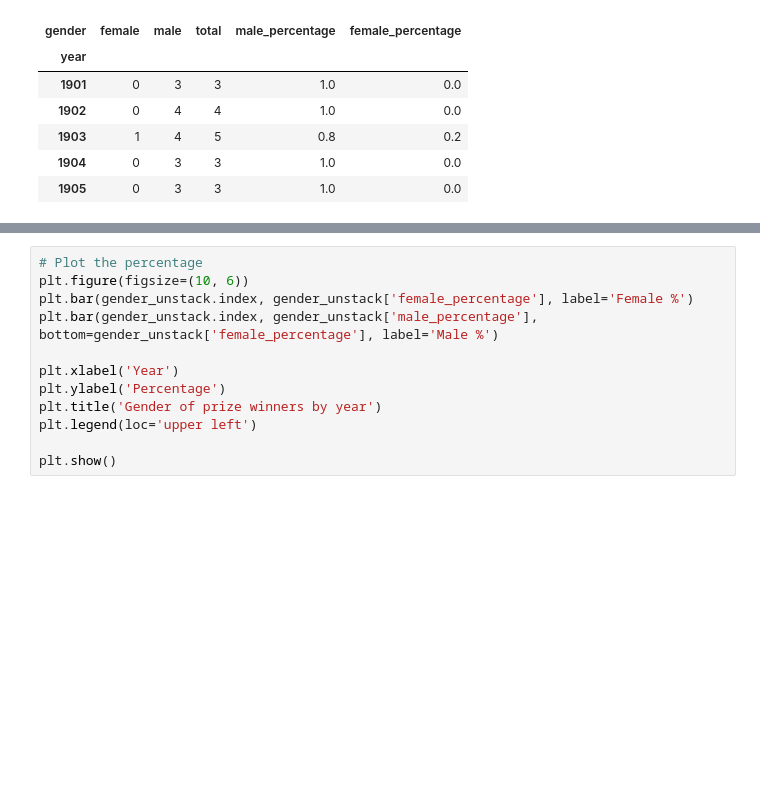
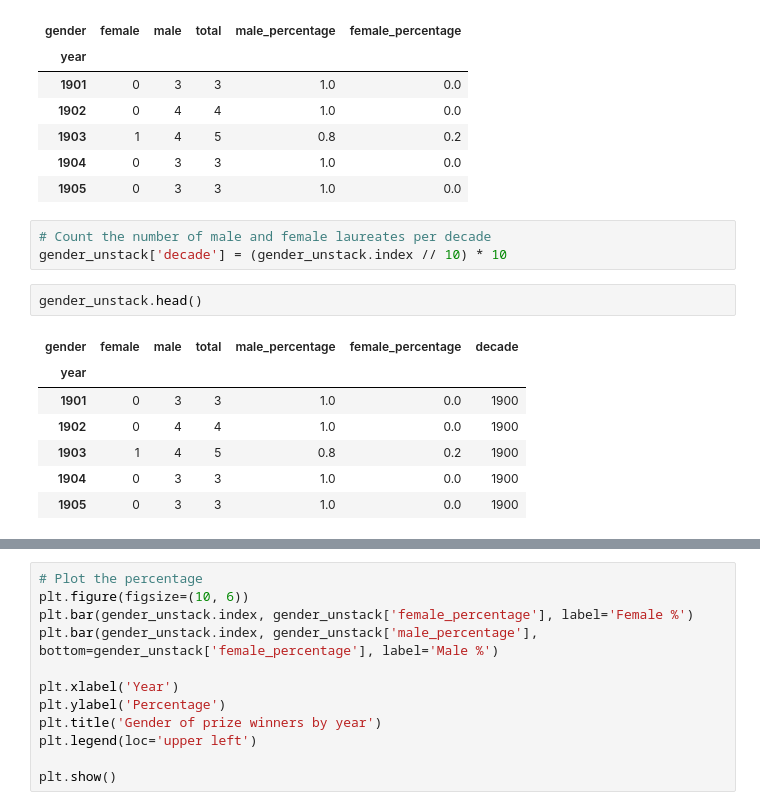
Before and after one commit to chris-creditdesign/nobels-data-investigation, a Jupyter notebook: gender-of-prize-winners.ipynb, the cells around one changed output, grey strips where cells are left out. Saved outputs shown, nothing was run; the diff lists cells and outputs as text; blank space fills up the shorter version.

```diff
--- a/gender-of-prize-winners.ipynb
+++ b/gender-of-prize-winners.ipynb
@@ -153,3 +170,16 @@ gender_unstack.head()
 | 1903 | 1 | 4 | 5 | 0.8 | 0.2 |
 | 1904 | 0 | 3 | 3 | 1.0 | 0.0 |
 | 1905 | 0 | 3 | 3 | 1.0 | 0.0 |
+# %%
+# Count the number of male and female laureates per decade
+gender_unstack['decade'] = (gender_unstack.index // 10) * 10
+# %%
+gender_unstack.head()
+# %% [output]
+| gender | female | male | total | male_percentage | female_percentage | decade |
+| year |  |  |  |  |  |  |
+| 1901 | 0 | 3 | 3 | 1.0 | 0.0 | 1900 |
+| 1902 | 0 | 4 | 4 | 1.0 | 0.0 | 1900 |
+| 1903 | 1 | 4 | 5 | 0.8 | 0.2 | 1900 |
+| 1904 | 0 | 3 | 3 | 1.0 | 0.0 | 1900 |
+| 1905 | 0 | 3 | 3 | 1.0 | 0.0 | 1900 |
```
Also changed, not shown: parts of 6 cells of this notebook.
